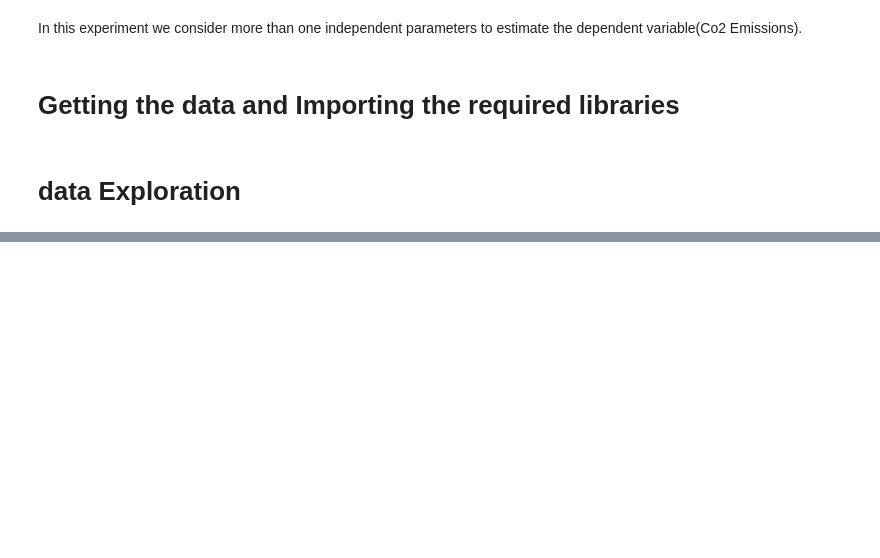
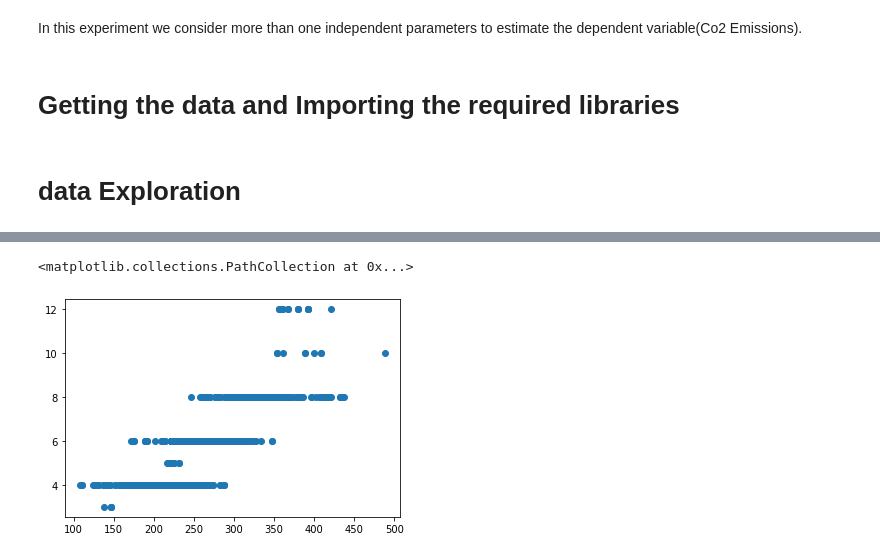
Before and after one commit to Lotfullah21/Machine-Learning, a Jupyter notebook: Multiple_Linear_Regression.ipynb, the cells around one changed output, grey strips where cells are left out. Drawn from its saved outputs; the diff is of its cells as text; code cells hidden in the pictures; blank space fills up the shorter version.

```diff
--- a/Multiple_Linear_Regression.ipynb
+++ b/Multiple_Linear_Regression.ipynb
@@ -56,0 +72,4 @@ memory usage: 108.5+ KB
+# %%
+sdf = df[["CYLINDERS","FUELCONSUMPTION_COMB_MPG","FUELCONSUMPTION_COMB","FUELCONSUMPTION_HWY","ENGINESIZE","CO2EMISSIONS","ENGINESIZE"]]
+sdf.head(10)
+sdf.info()
@@ -56,0 +101,5 @@ memory usage: 108.5+ KB
+# %%
+plt.scatter(sdf.CO2EMISSIONS,sdf.CYLINDERS)
+# %% [output]
+<matplotlib.collections.PathCollection at 0x...>
+[figure, added]
```
Also changed, not shown: parts of 20 cells of this notebook.
